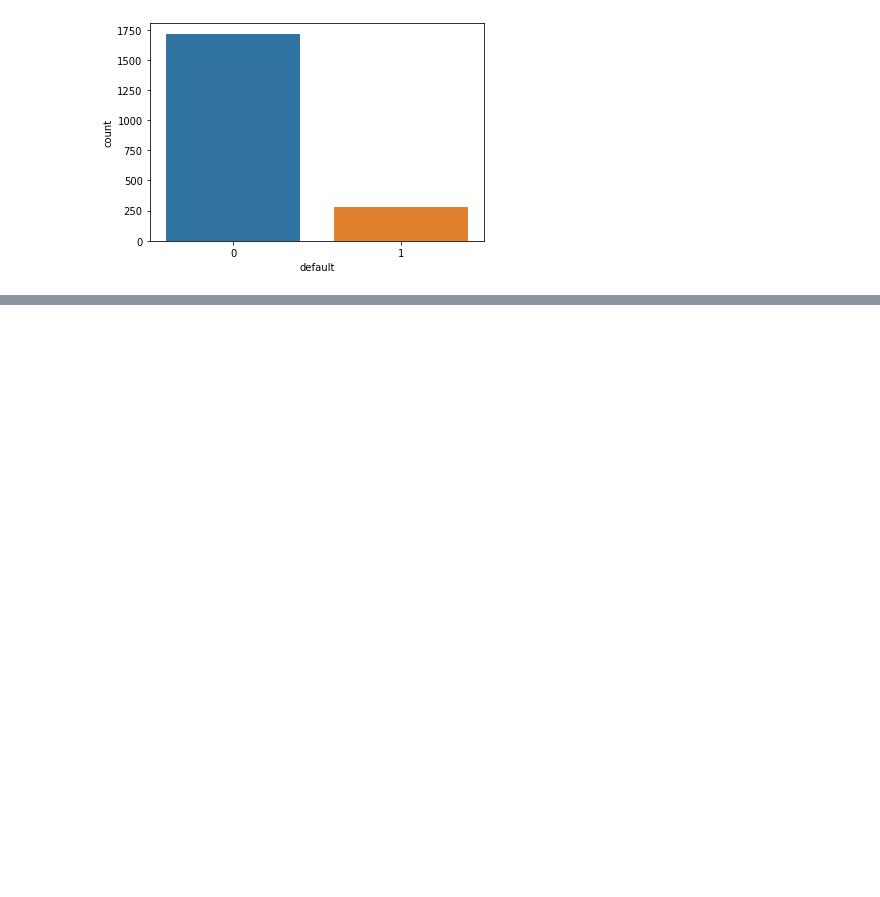
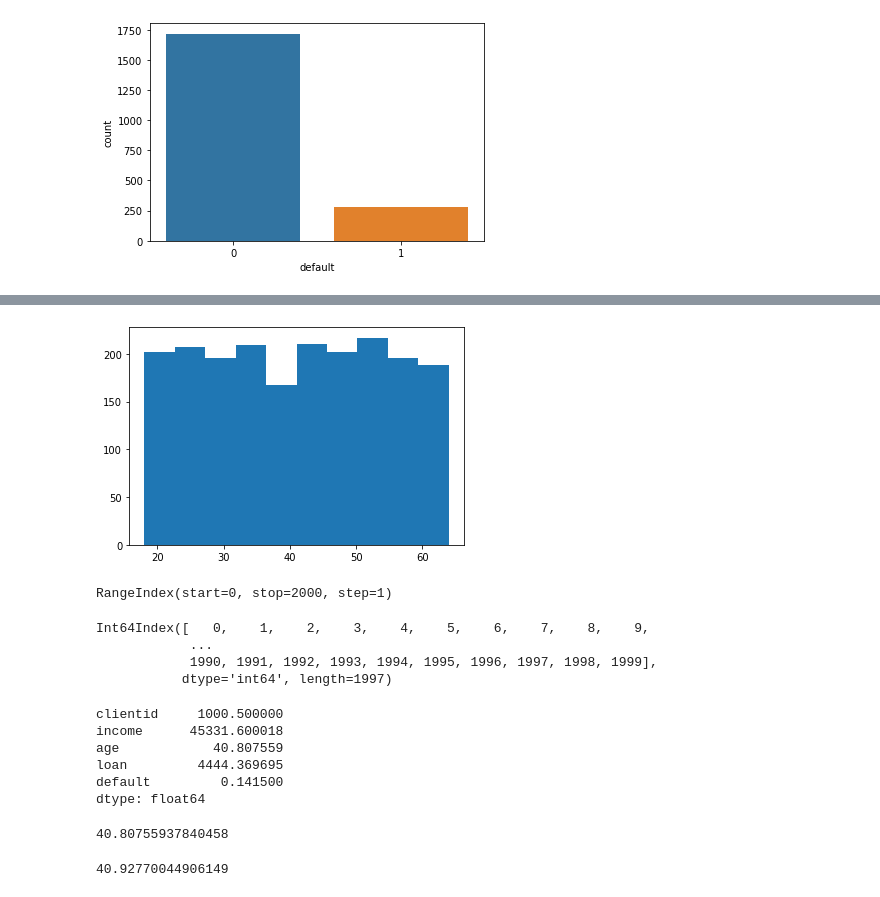
Before and after one commit to WMFrts/Machine-Learning-e-Data-Science-com-Python, a Jupyter notebook: pre_processamento_1.ipynb, the cells around one changed output, grey strips where cells are left out. Saved outputs shown, nothing was run; the diff lists cells and outputs as text; code cells hidden in the pictures; blank space fills up the shorter version.

```diff
--- a/pre_processamento_1.ipynb
+++ b/pre_processamento_1.ipynb
@@ -66,0 +121,7 @@ sns.countplot(x = base_credit['default']) ;
+# %%
+'''
+Mas, nesse caso,são apenas três valores inconsistentes, portanto,
+é viável apagar apenas estes
+'''
+base_credit3 = base_credit.drop(base_credit[base_credit['age']<0].index)
+base_credit3
@@ -66,0 +142,57 @@ sns.countplot(x = base_credit['default']) ;
+# %%
+'''
+Ao refazer o plot, a inconsistêcia já estará corrigida -
+sem idades negativas.
+'''
+
+plt.hist(x=base_credit3['age']);
+# %% [output]
+[figure, added]
+# %%
+#para acessar todos os índices
+
+base_credit.index
+# %% [output]
+RangeIndex(start=0, stop=2000, step=1)
+# %%
+'''
+É possível perceber que reduziu em três unidades,
+exatamente o tanto que foi excluído por ser inconsistente
+'''
+base_credit3.index
+# %% [output]
+Int64Index([   0,    1,    2,    3,    4,    5,    6,    7,    8,    9,
+            ...
+            1990, 1991, 1992, 1993, 1994, 1995, 1996, 1997, 1998, 1999],
+           dtype='int64', length=1997)
+# %%
+'''
+Uma outra maneira de tratar os valores inconsistentes
+seria substituir o valores pela média desdes
+Abaixo, seguem todas as médias
+'''
+
+base_credit.mean()
+# %% [output]
+clientid     1000.500000
+income      45331.600018
+age            40.807559
+loan         4444.369695
+default         0.141500
+dtype: float64
+# %%
+#Aqui, foi especificado o atributo 'age' para saber a média
+
+base_credit['age'].mean()
+# %% [output]
+40.80755937840458
+# %%
+'''
+Porém, a média acima foi considerada com as idades também negativas
+É possível corrigir com:
+'''
+base_credit['age'][base_credit['age'] > 0].mean()
+
+#Nota-se que o valor aumentou, pois agora não considera os negativos
+# %% [output]
+40.92770044906149
```
Also changed, not shown: parts of 11 cells of this notebook.
